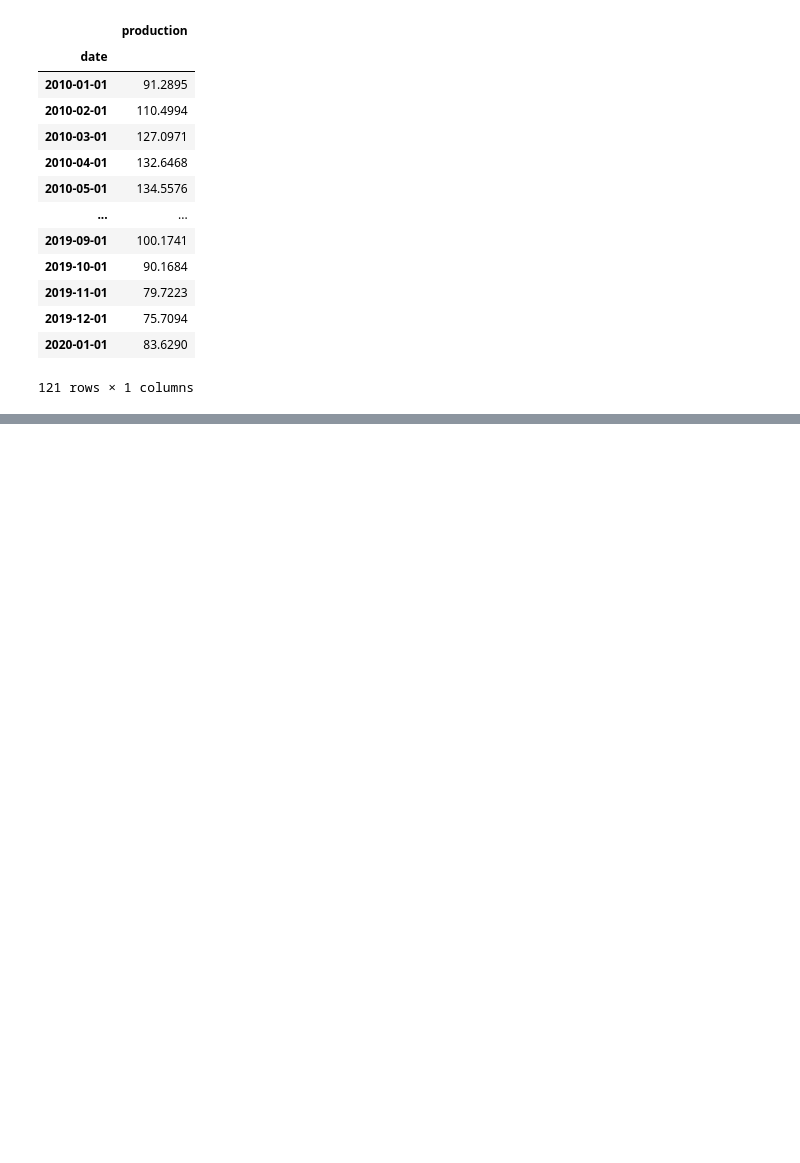
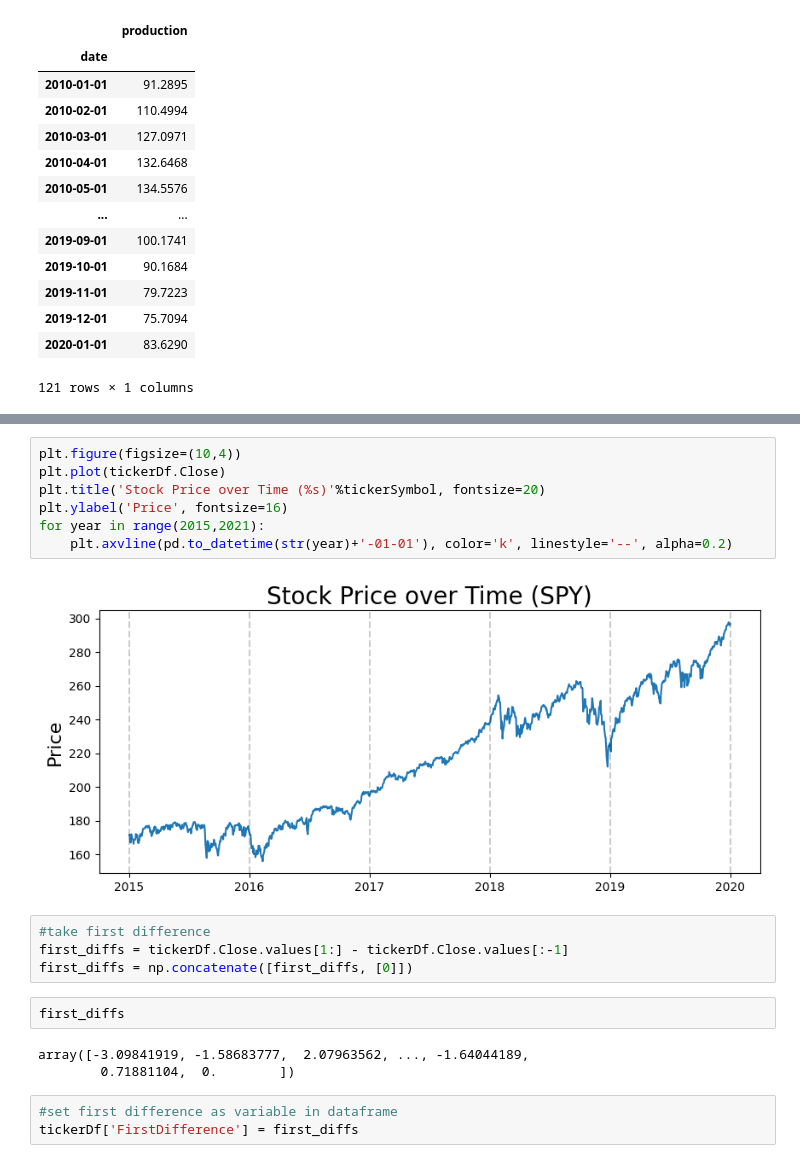
Before and after one commit to Swapn2/Time-series-data_and_models, a Jupyter notebook: Time_series(ACF_PACF).ipynb, the cells around one changed output, grey strips where cells are left out. Drawn from its saved outputs; the diff is of its cells as text; blank space fills up the shorter version.

```diff
--- a/Time_series(ACF_PACF).ipynb
+++ b/Time_series(ACF_PACF).ipynb
@@ -110,0 +166,21 @@ df
+# %%
+plt.figure(figsize=(10,4))
+plt.plot(tickerDf.Close)
+plt.title('Stock Price over Time (%s)'%tickerSymbol, fontsize=20)
+plt.ylabel('Price', fontsize=16)
+for year in range(2015,2021):
+    plt.axvline(pd.to_datetime(str(year)+'-01-01'), color='k', linestyle='--', alpha=0.2)
+# %% [output]
+[figure, added]
+# %%
+#take first difference
+first_diffs = tickerDf.Close.values[1:] - tickerDf.Close.values[:-1]
+first_diffs = np.concatenate([first_diffs, [0]])
+# %%
+first_diffs
+# %% [output]
+array([-3.09841919, -1.58683777,  2.07963562, ..., -1.64044189,
+        0.71881104,  0.        ])
+# %%
+#set first difference as variable in dataframe
+tickerDf['FirstDifference'] = first_diffs
```
Also changed, not shown: parts of 12 cells of this notebook.
